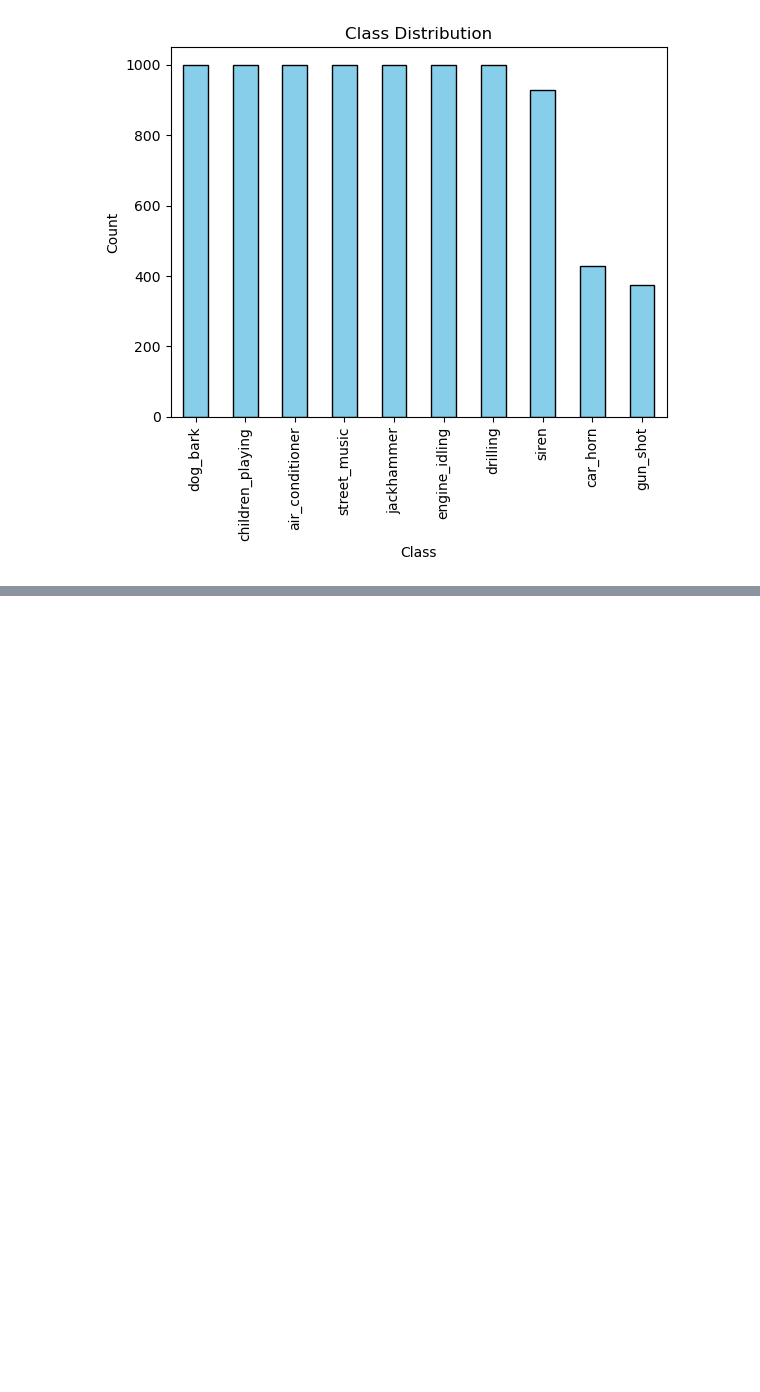
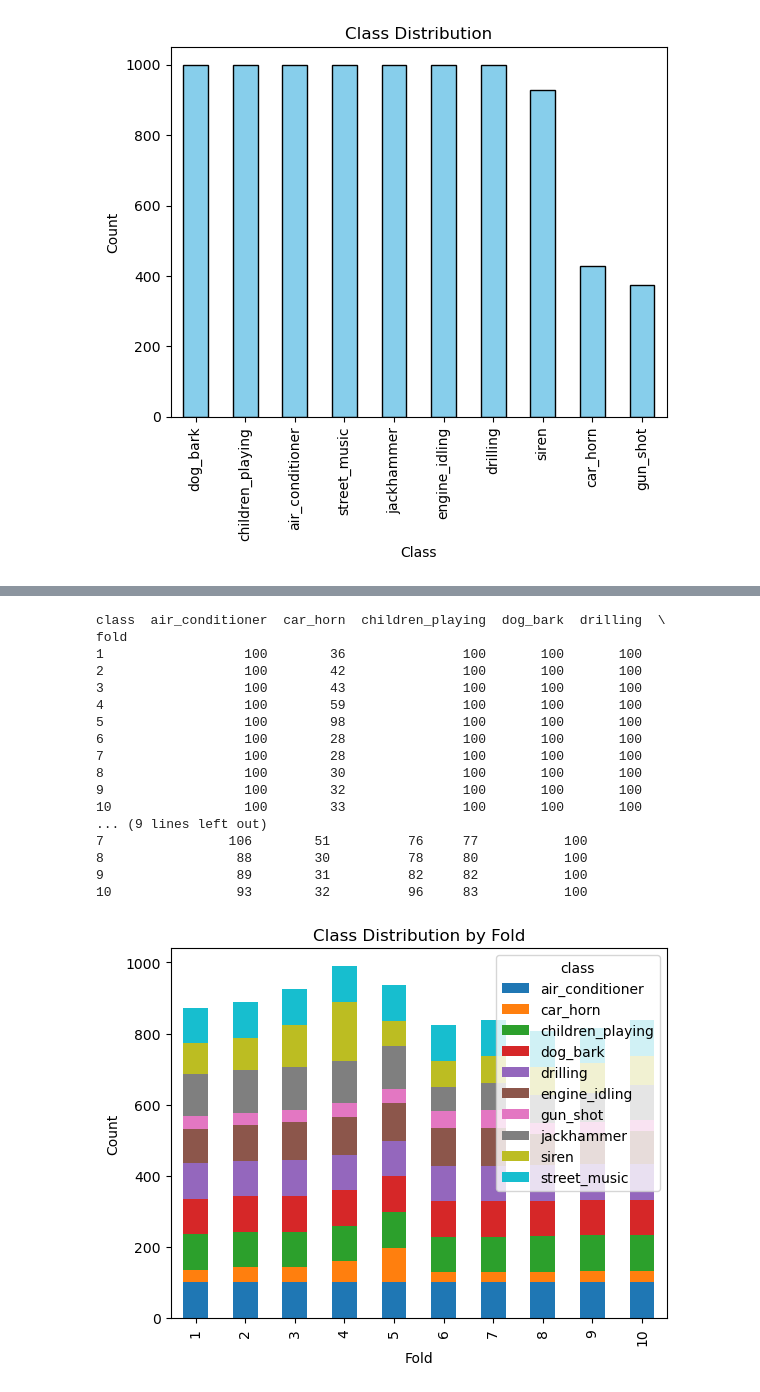
Before and after one commit to RonFrancesca/Text-to-Audio-ESC, a Jupyter notebook: dataset_distribution.ipynb, the cells around one changed output, grey strips where cells are left out. Cells and saved outputs as stored; diff of their text form; code cells hidden in the pictures; blank space fills up the shorter version.

```diff
--- a/dataset_distribution.ipynb
+++ b/dataset_distribution.ipynb
@@ -133,0 +159,35 @@ Name: audio_duration, dtype: float64
+# %%
+import matplotlib.pyplot as plt
+
+# Assuming your DataFrame is named df
+# Create a pivot table
+pivot_table = df.pivot_table(index='fold', columns='class', aggfunc='size', fill_value=0)
+
+# Display the result
+print(pivot_table)
+
+# Plot the distribution
+pivot_table.plot(kind='bar', stacked=True)
+plt.xlabel('Fold')
+plt.ylabel('Count')
+plt.title('Class Distribution by Fold')
+plt.show()
+# %% [output]
+class  air_conditioner  car_horn  children_playing  dog_bark  drilling  \
+fold
+1                  100        36               100       100       100
+2                  100        42               100       100       100
+3                  100        43               100       100       100
+4                  100        59               100       100       100
+5                  100        98               100       100       100
+6                  100        28               100       100       100
+7                  100        28               100       100       100
+8                  100        30               100       100       100
+9                  100        32               100       100       100
+10                 100        33               100       100       100
+... (9 lines left out)
+7                106        51          76     77           100
+8                 88        30          78     80           100
+9                 89        31          82     82           100
+10                93        32          96     83           100
+[figure, added]
```
Also changed, not shown: parts of 5 cells of this notebook, 8 other files.
